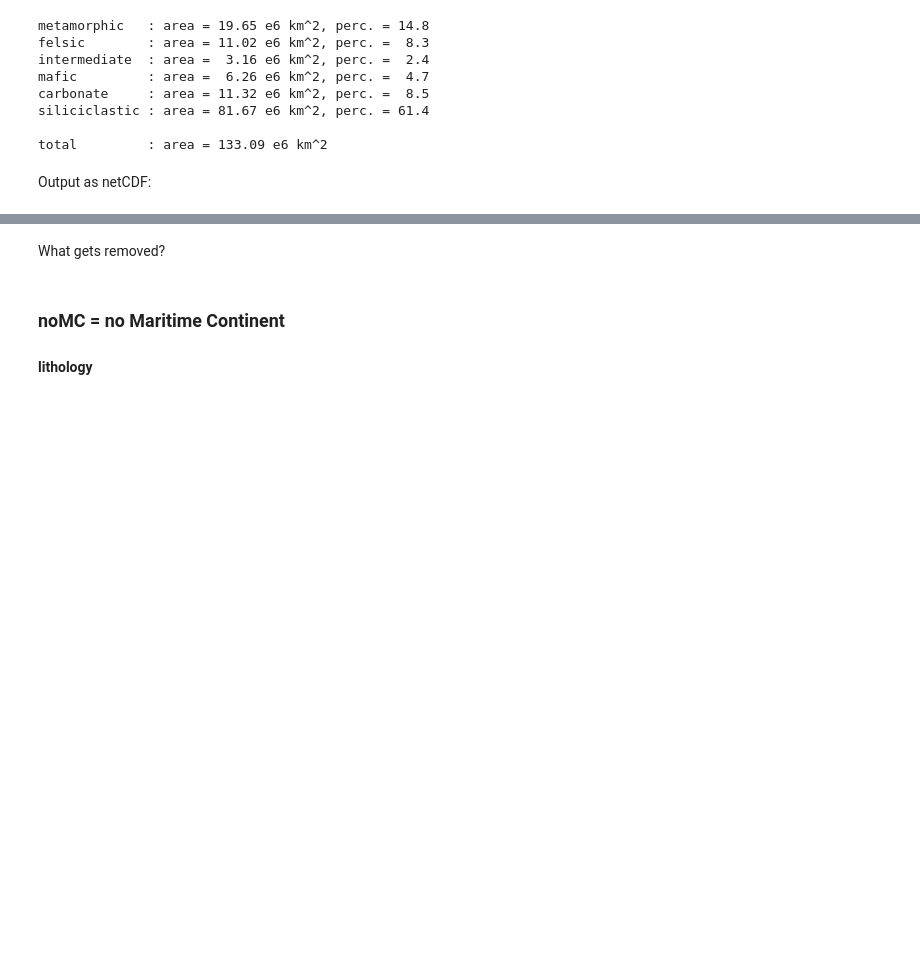
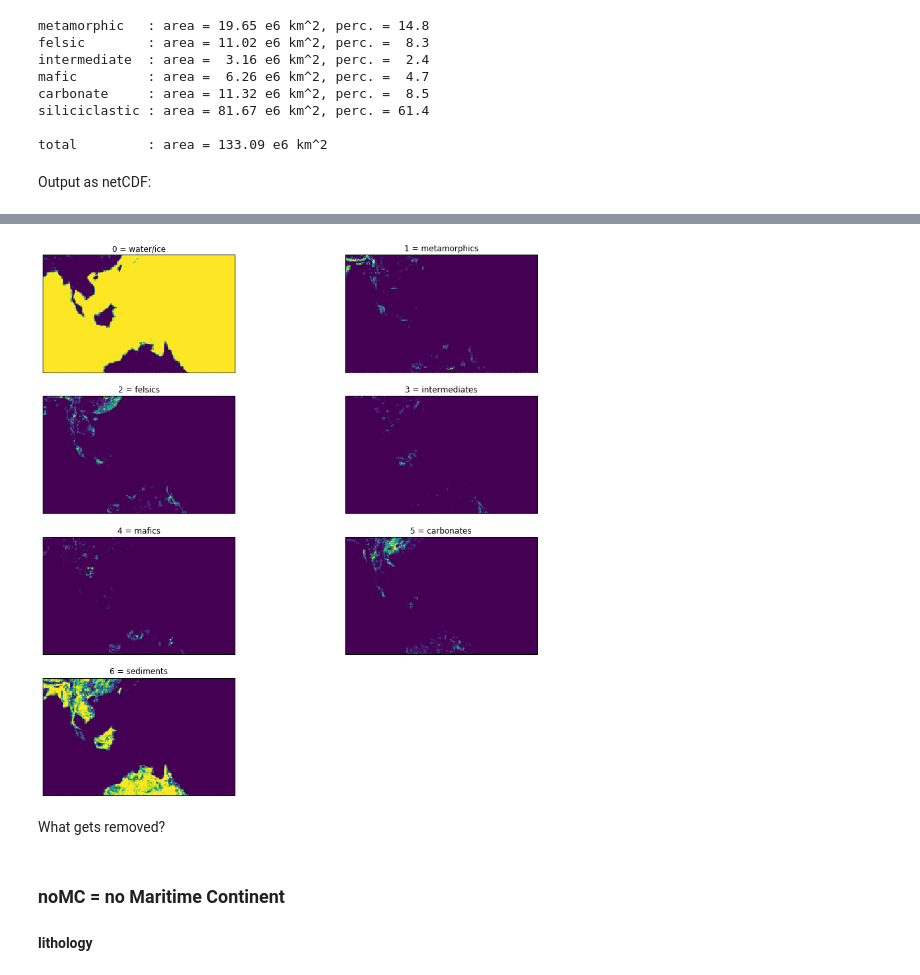
Before and after one commit to Swanson-Hysell-Group/GEOCLIM_Modern, a Jupyter notebook: Code/Notebooks/lithology_masks_7d.ipynb, the cells around one changed output, grey strips where cells are left out. Cells and saved outputs as stored; diff of their text form; code cells hidden in the pictures; blank space fills up the shorter version.

```diff
--- a/Code/Notebooks/lithology_masks_7d.ipynb
+++ b/Code/Notebooks/lithology_masks_7d.ipynb
@@ -593,3 +532,30 @@ plt.show()
+# %%
+lith_mask_noIA = lith_mask.copy()
+
+lith_mask_noIA[:,:,0][IA_mask==1] = 1
+lith_mask_noIA[:,:,1][IA_mask==1] = 0
+lith_mask_noIA[:,:,2][IA_mask==1] = 0
+lith_mask_noIA[:,:,3][IA_mask==1] = 0
+lith_mask_noIA[:,:,4][IA_mask==1] = 0
+lith_mask_noIA[:,:,5][IA_mask==1] = 0
+lith_mask_noIA[:,:,6][IA_mask==1] = 0
+# %%
+fig = plt.figure(figsize=(15,15))
+
+for i in range(7):
+    ax = plt.subplot(4,2,i+1, projection=ccrs.PlateCarree())
+
+    z = lith_mask_noIA[:,:,i]
+    im = ax.pcolormesh(lon, lat, z, transform=ccrs.PlateCarree())
+
+    ax.set_title(lith_class[i])
+    ax.set_xlim(85,175)
+    ax.set_ylim(-25,30)
+
+fig.tight_layout()
+plt.show(fig)
+# %% [output]
+[figure, added]
 # %% [markdown]
 What gets removed?
 # %%
```
Also changed, not shown: parts of 22 cells of this notebook, 23 other files.
